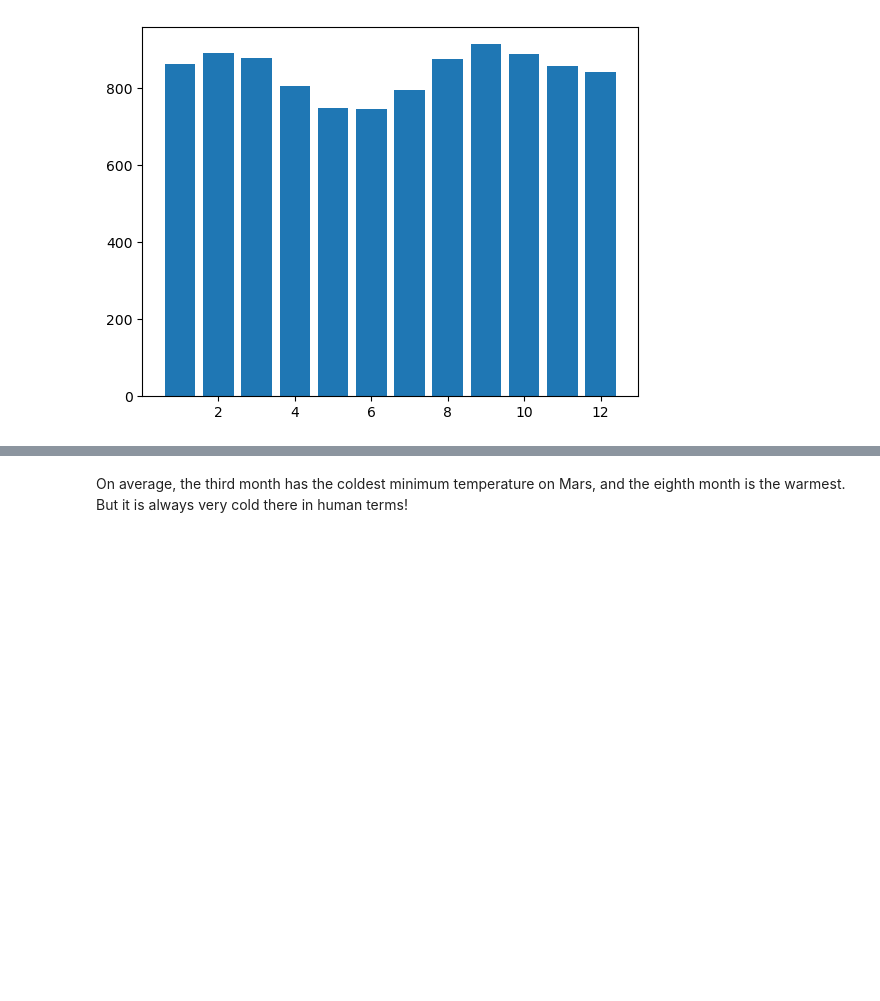
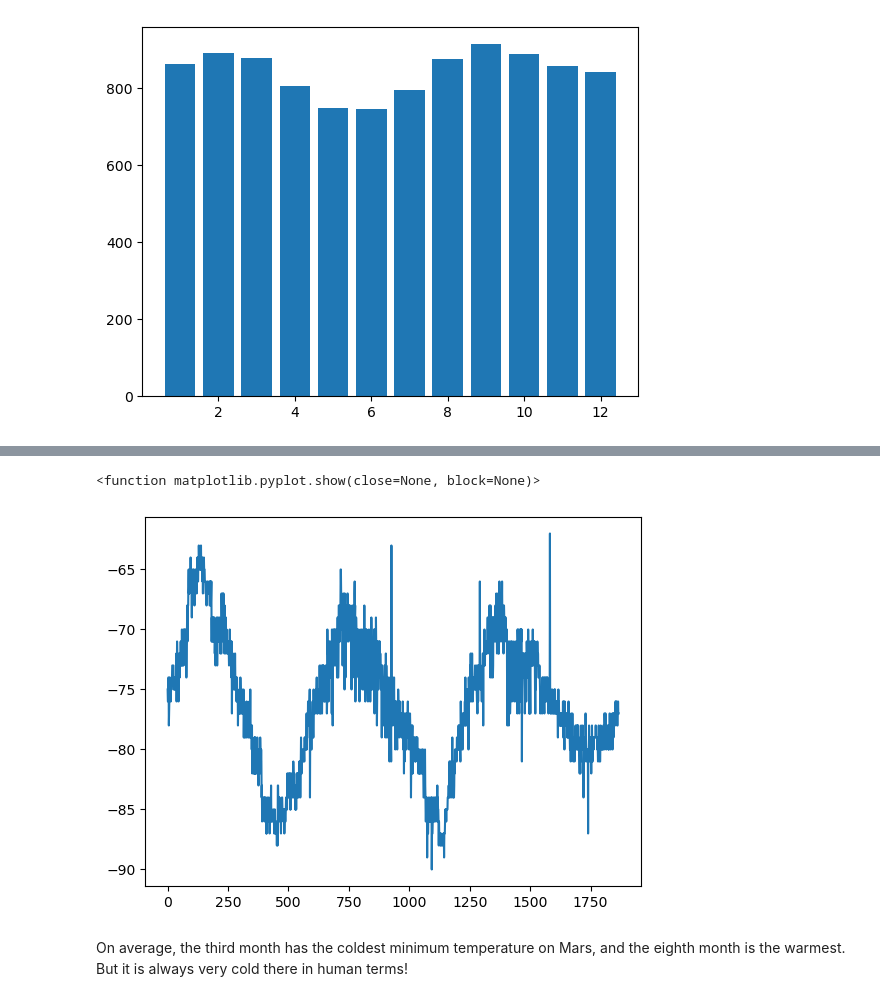
Before and after one commit to rdekker3/data-collection, a Jupyter notebook: part_2_mars_weather.ipynb, the cells around one changed output, grey strips where cells are left out. Drawn from its saved outputs; the diff is of its cells as text; code cells hidden in the pictures; blank space fills up the shorter version.

```diff
--- a/part_2_mars_weather.ipynb
+++ b/part_2_mars_weather.ipynb
@@ -236,3 +258,15 @@ plt.show
+# %%
+# 5. How many terrestrial (earth) days are there in a Martian year?
+counting_days = temps_df.terrestrial_date.index
+
+plt.plot(counting_days,temps_df.min_temp)
+plt.show
+#Using the visual reference for temperature cycles, the first reading is at approximately -75. Teh fluctation cycle of temperature gets back to that mark approximately 650 days later.
+#Verifying this 650 number is validated when looking at the vidual below and earth day 1250 gets back to -75.
+#650 earth days is a Martian year
+# %% [output]
+<function matplotlib.pyplot.show(close=None, block=None)>
+[figure, added]
 # %% [markdown]
 On average, the third month has the coldest minimum temperature on Mars, and the eighth month is the warmest. But it is always very cold there in human terms!
 # %% [markdown]
```
Also changed, not shown: parts of 12 cells of this notebook, 2 other files.
